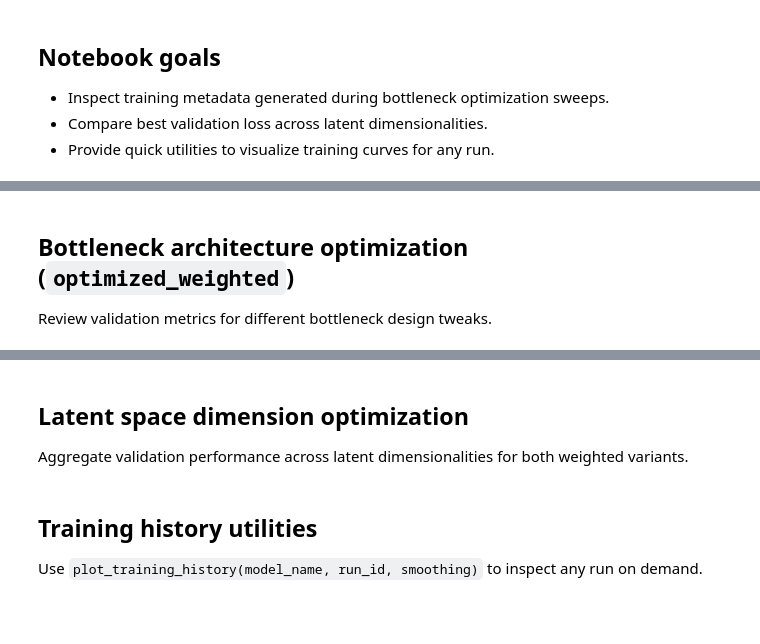
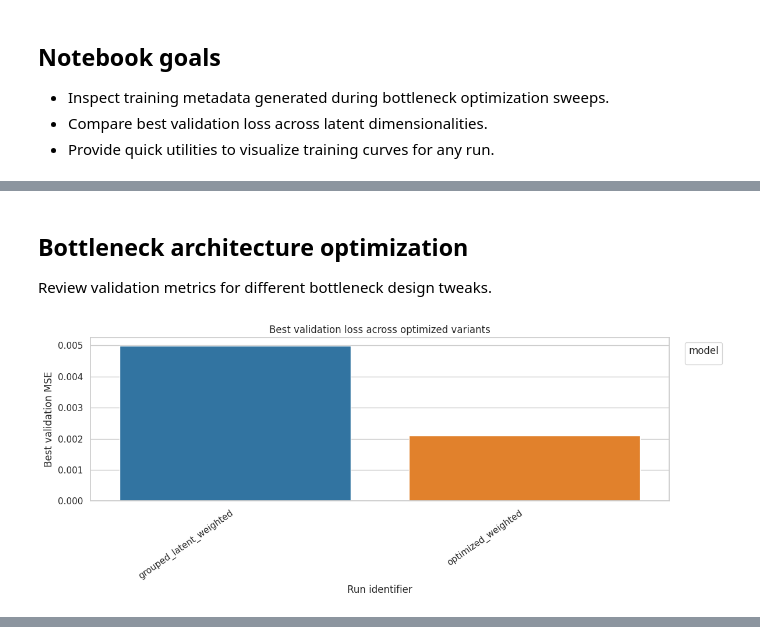
Before and after one commit to figoo210/unsupervised-parkinsons-imaging, a Jupyter notebook: bottleneck_latent_optimization_analysis.ipynb, the cells around one changed output, grey strips where cells are left out. Cells and saved outputs as stored; diff of their text form; code cells hidden in the pictures; blank space fills up the shorter version.

```diff
--- a/bottleneck_latent_optimization_analysis.ipynb
+++ b/bottleneck_latent_optimization_analysis.ipynb
@@ -145,28 +151,68 @@ display(run_summary[display_cols])
 # %% [markdown]
-## Bottleneck architecture optimization (`optimized_weighted`)
+## Bottleneck architecture optimization
 
 Review validation metrics for different bottleneck design tweaks.
 # %%
-bottleneck_runs = run_summary[run_summary["model"] == "optimized_weighted"].copy()
-if bottleneck_runs.empty:
-    print("No bottleneck runs detected.")
+comparison_models = [
+    "optimized",
+    "optimized_weighted",
+    "grouped_latent",
+    "grouped_latent_weighted",
+]
+
+model_runs = run_summary[run_summary["model"].isin(comparison_models)].copy()
+
+if model_runs.empty:
+    print("No runs found for the selected models.")
 else:
-    order = bottleneck_runs.sort_values("best_val_loss")
-    plt.figure(figsize=(10, 4))
+    ordered = model_runs.sort_values(["model", "best_val_loss"])
+
+    plt.figure(figsize=(12, 5))
     sns.barplot(
-        data=order,
+        data=ordered,
         x="run_id",
         y="best_val_loss",
-        hue="latent_dim",
+        hue="model",
         dodge=False,
-        palette="viridis"
+        palette="tab10",
     )
-    plt.title("Best validation loss per bottleneck configuration")
+    plt.title("Best validation loss across optimized variants")
     plt.xlabel("Run identifier")
     plt.ylabel("Best validation MSE")
     plt.xticks(rotation=35, ha="right")
-    plt.legend(title="latent_dim", bbox_to_anchor=(1.05, 1), loc="upper left")
+    plt.legend(title="model", bbox_to_anchor=(1.02, 1), loc="upper left")
     plt.tight_layout()
     plt.show()
 
-    display(bottleneck_runs.sort_values("best_val_loss")[display_cols])
+    if ordered["latent_dim"].notna().any():
+        plt.figure(figsize=(10, 4))
+        sns.lineplot(
+            data=ordered.dropna(subset=["latent_dim"]),
+            x="latent_dim",
+            y="best_val_loss",
+            hue="model",
+            marker="o",
+        )
+        plt.title("Best validation loss vs latent dimensionality")
+        plt.xlabel("Latent dimension")
+        plt.ylabel("Best validation MSE")
+        plt.xscale("log", base=2)
+        plt.grid(alpha=0.3)
+        plt.tight_layout()
+        plt.show()
+
+    display_cols = [
+        "model",
+        "run_id",
+        "latent_dim",
+        "best_epoch",
+        "best_val_loss",
+        "final_val_loss",
+        "final_train_loss",
+        "total_epochs",
+        "timestamp",
+        "relative_path",
+    ]
+    display(ordered[display_cols])
+# %% [output]
+[figure, added]
@@ -173,4 +221,0 @@ else:
-# %% [markdown]
-## Latent space dimension optimization
-
-Aggregate validation performance across latent dimensionalities for both weighted variants.
@@ -205,4 +221,0 @@ else:
-# %% [markdown]
-## Training history utilities
-
-Use `plot_training_history(model_name, run_id, smoothing)` to inspect any run on demand.
```
Also changed, not shown: parts of 5 cells of this notebook, 1 other file.
